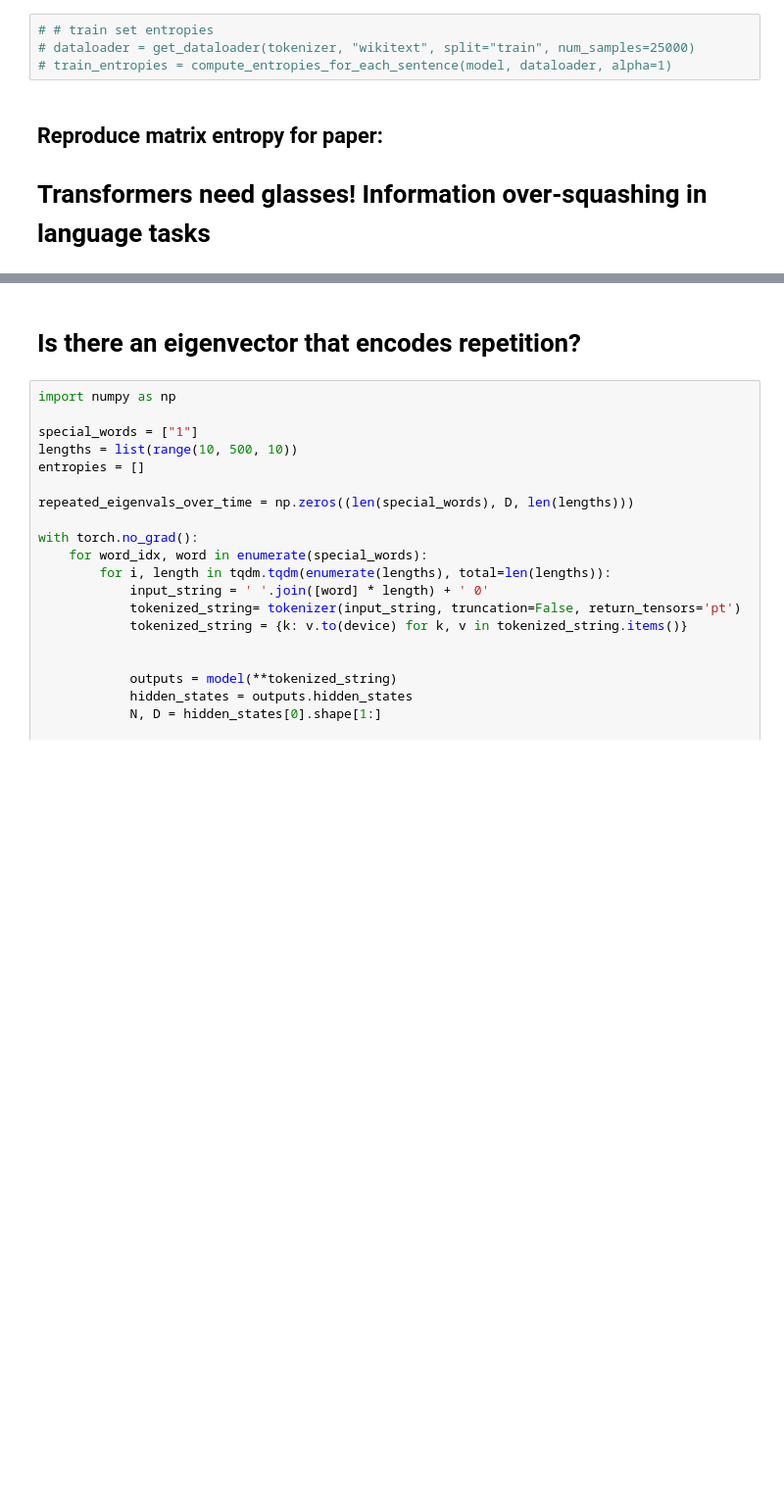
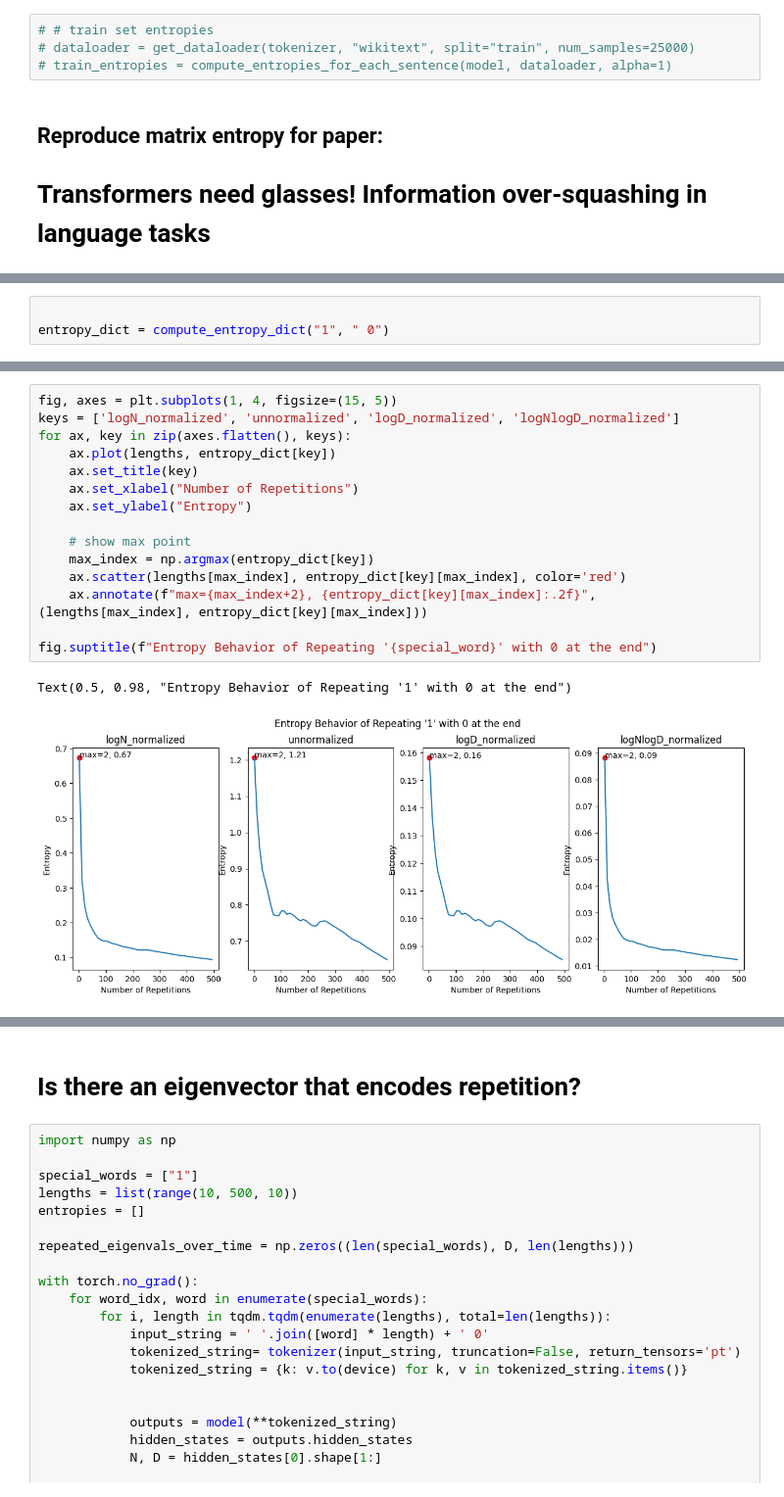
Before and after one commit to djaniak/information-bottleneck, a Jupyter notebook: notebooks/sentence_entropies.ipynb, the cells around one changed output, grey strips where cells are left out. Shown at 98% size. Cells and saved outputs as stored; diff of their text form; blank space fills up the shorter version.

```diff
--- a/notebooks/sentence_entropies.ipynb
+++ b/notebooks/sentence_entropies.ipynb
@@ -222,0 +267,3 @@ Text(0.5, 0.98, "Entropy Behavior of Repeating '1'")
+# %%
+
+entropy_dict = compute_entropy_dict("1", " 0")
@@ -222,0 +286,18 @@ Text(0.5, 0.98, "Entropy Behavior of Repeating '1'")
+# %%
+fig, axes = plt.subplots(1, 4, figsize=(15, 5))
+keys = ['logN_normalized', 'unnormalized', 'logD_normalized', 'logNlogD_normalized']
+for ax, key in zip(axes.flatten(), keys):
+    ax.plot(lengths, entropy_dict[key])
+    ax.set_title(key)
+    ax.set_xlabel("Number of Repetitions")
+    ax.set_ylabel("Entropy")
+
+    # show max point
+    max_index = np.argmax(entropy_dict[key])
+    ax.scatter(lengths[max_index], entropy_dict[key][max_index], color='red')
+    ax.annotate(f"max={max_index+2}, {entropy_dict[key][max_index]:.2f}", (lengths[max_index], entropy_dict[key][max_index]))
+
+fig.suptitle(f"Entropy Behavior of Repeating '{special_word}' with 0 at the end")
+# %% [output]
+Text(0.5, 0.98, "Entropy Behavior of Repeating '1' with 0 at the end")
+[figure, added]
```
Also changed, not shown: parts of 14 cells of this notebook, 20 other files.
